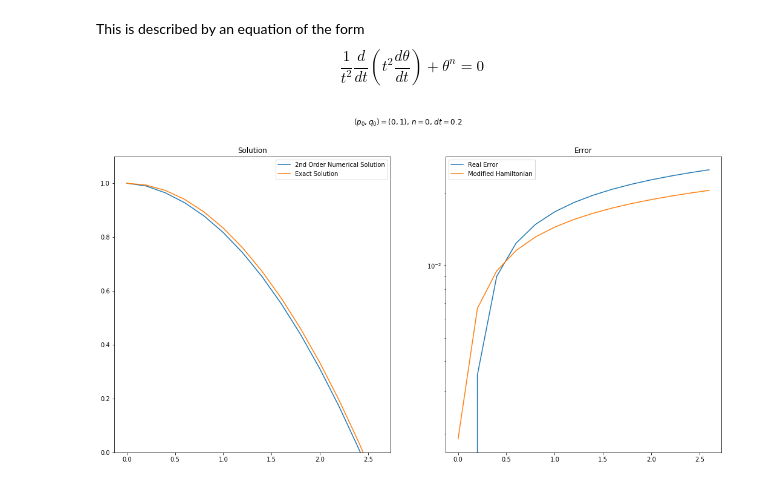
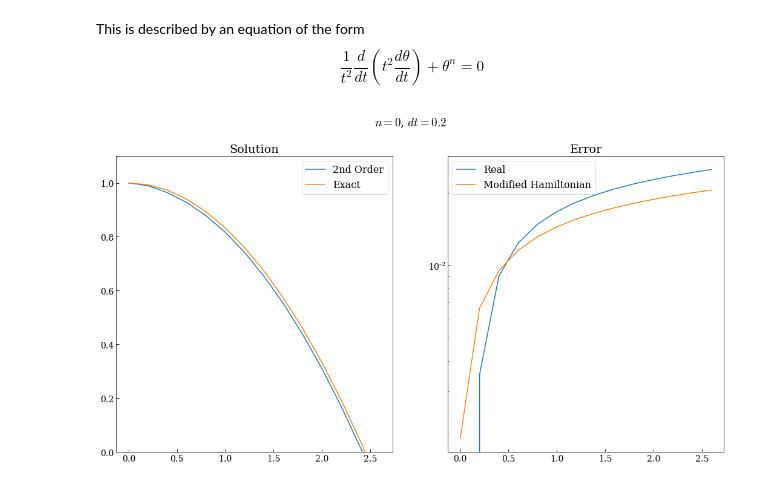
Before and after one commit to mseri/contact-integrators, a Jupyter notebook: The Lane-Emden Model-Error Analysis.ipynb, the cells around one changed output. Saved outputs shown, nothing was run; the diff lists cells and outputs as text; code cells hidden in the pictures.

```diff
--- a/The Lane-Emden Model-Error Analysis.ipynb
+++ b/The Lane-Emden Model-Error Analysis.ipynb
@@ -23,52 +39,58 @@ class LaneEmden:
     def Vq(self, q, t):
         return q**self.n
 # %%
-upper_error_bound = lambda n, m, dt, p0, q0: abs((((21605+168*m*(1+m)*(-17+240*m*(1+m)))*p0*dt)/(15120*(1+2*m)**6)
-                                             )+((-15+28*m*(1+m)*(31+60*m*(1+m)))*dt**2 * q0**n)*(-1)/(
-    315*(1+2*m)**5)+((559+336*m*(1+m)*(19+40*m*(1+m)))*n*p0*q0**(n-1) * dt**3)/(5040*(1+2*m)**4))
+def upper_error_bound(n, m, dt, p0, q0):
+    return np.abs(
+        dt * (21605+168*m*(1+m)*(-17+240*m*(1+m)))*p0/(15120*(1+2*m)**6)
+        - dt**2 * (-15+28*m*(1+m)*(31+60*m*(1+m)))*q0**n/(315*(1+2*m)**5)
+        + dt**3 * (559+336*m*(1+m)*(19+40*m*(1+m)))*n*p0*q0**(n-1)/(5040*(1+2*m)**4)
+    )
 
-upper_error_bound_p = lambda n, m, dt, p0, q0: abs((2*(141+28*m*(1+m)*(3+20*m*(1+m)))*p0)/(105*(1+2*m)**7)+(
-    (2617+120*m*(1+m)*(37+144*m*(m+1)))*dt*q0**n)/(2160*(1+2*m)**6)+((-15+28*m(1+m)*(31+60*m*(1+m)))*n*p0*q0**(n-1)*dt**2
-                                                                    )/(315*(1+2*m)**5)+((n*q**(n-2)*((-1)*(559+336*m*(1+m)*(19+40*m*(1+m))
-                                                                )*(-1+n)*p0**2+(-505+336*m*(1+m)*(-1+40*m*(1+m)))*q0**(n+1)))*dt**3
-                                                                                    )/(10080*(1+2*m)**4))
+def upper_error_bound_p(n, m, dt, p0, q0):
+    return np.abs(
+        2 * (141+28*m*(1+m)*(3+20*m*(1+m)))*p0/(105*(1+2*m)**7)
+        + dt * (2617+120*m*(1+m)*(37+144*m*(m+1)))*q0**n/(2160*(1+2*m)**6)
+        + dt**2 * (-15+28*m(1+m)*(31+60*m*(1+m)))*n*p0*q0**(n-1)/(315*(1+2*m)**5)
+        + dt**3 * (n*q**(n-2)*(- (559+336*m*(1+m)*(19+40*m*(1+m)))*(-1+n)*p0**2
+                               + (-505+336*m*(1+m)*(-1+40*m*(1+m)))*q0**(n+1))
+                  )/(10080*(1+2*m)**4))
 # %%
-le = LaneEmden(0)
+n = 0
+le = LaneEmden(n)
 dt = 0.2
 tf = 2.7
-n=0
+p0, q0 = (0,1)
 tspan = np.arange(0.0, tf, dt)
 
 exact = lambda t: 1-1/6*t**2
 errq = lambda m, p0, q0: upper_error_bound(n,m,dt,p0,q0)
 errp = lambda m, p0, q0: upper_error_bound_p(n,m,dt,p0,q0)
-st1=tspan/dt
+
 plt.figure(figsize=(18,9))
-plt.suptitle(f"$(p_0,q_0)=({p0},{q0})$, $n={le.n}$, $dt={dt}$")
-p0, q0 = (0,1)
+plt.suptitle(f"$n={le.n}$, $dt={dt}$")
 sol, _, _ = ic.integrate(ic.step, le, tspan, p0, q0, 0.0)
 
 #p1, q1 = sol[:,0][1], sol[:,1][1]
 #solm1, _, _ = ic.integrate(ic.step6, le, tspan[1:], p1, q1, 0.0)
 #sole1, _, _ = ic.integrate(ic.step6e, le, tspan[1:], p1, q1, 0.0)
 
 plt.subplot(121)
 plt.title("Solution")
-plt.plot(tspan,sol[:,1],label="2nd Order Numerical Solution")
+plt.plot(tspan,sol[:,1],label="2nd Order")
 plt.plot(tspan, exact(tspan),
-         label="Exact Solution")
+         label="Exact")
 plt.ylim(0,1.1)
 plt.legend()
 
 plt.subplot(122)
 plt.title("Error")
-plt.plot(tspan,abs(sol[:,1]-exact(tspan)),label="Real Error")
+plt.plot(tspan,abs(sol[:,1]-exact(tspan)),label="Real")
 plt.plot(tspan,np.cumsum([errq((m/dt),p0,q0) for m, p0, q0 in zip(tspan,sol[:,0],sol[:,1])]),
          label="Modified Hamiltonian")
 plt.legend()
 plt.yscale("log")
 plt.legend()
 
 plt.show()
 # %% [output]
-[figure, old version]
+[figure, new version]
```
Also changed, not shown: parts of 5 cells of this notebook.
